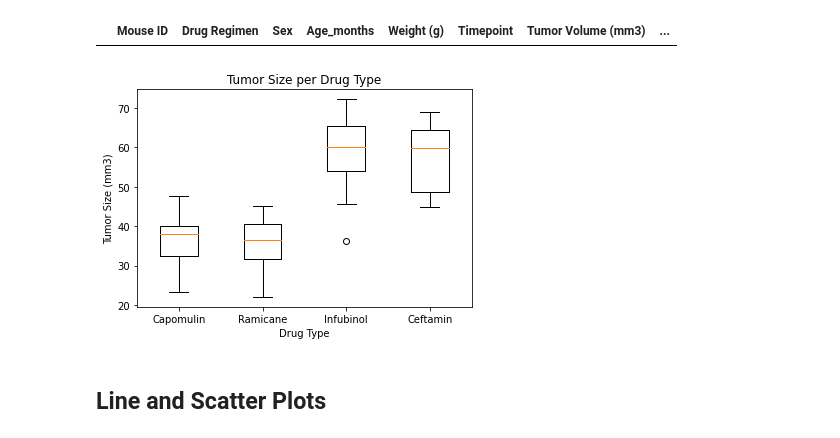
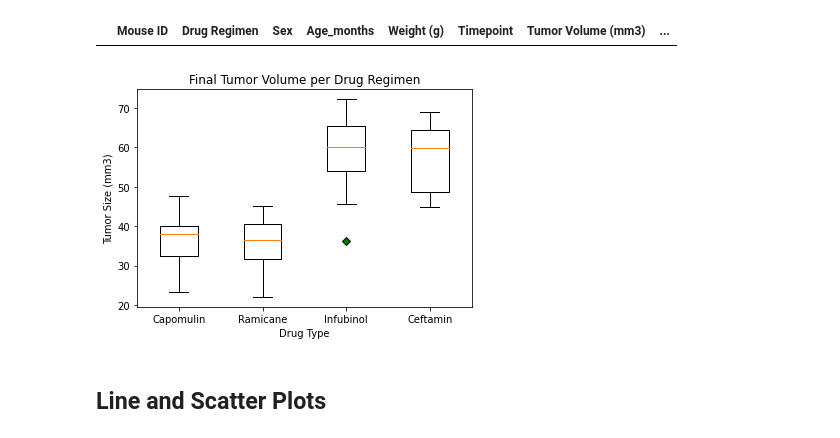
Before and after one commit to hsharma263/matplotlib-challenge, a Jupyter notebook: pymaceuticals_starter.ipynb, the cells around one changed output. Saved outputs shown, nothing was run; the diff lists cells and outputs as text; code cells hidden in the pictures.

Commit message:
Finalized code. Cleaned and commented. Includes observations.

```diff
--- a/pymaceuticals_starter.ipynb
+++ b/pymaceuticals_starter.ipynb
@@ -418,18 +344,19 @@ Values above 87.66645829999999 could be outliers.
 # %%
+# Box plot of final tumor volume per drug regimen
 drug_plots = [capo_final_vol["Tumor Volume (mm3)"], rami_final_vol["Tumor Volume (mm3)"], infu_final_vol["Tumor Volume (mm3)"], ceft_final_vol["Tumor Volume (mm3)"]]
-fig7, ax7 = plt.subplots()
-ax7.set_title("Tumor Size per Drug Type")
-plt.boxplot(drug_plots)
+fig1, ax1 = plt.subplots()
+green_diamond = dict(markerfacecolor='g', marker='D')
+ax1.set_title("Final Tumor Volume per Drug Regimen")
+plt.boxplot(drug_plots, flierprops=green_diamond)
+
 drug_names = ["Capomulin", "Ramicane", "Infubinol", "Ceftamin"]
-plt.xticks([1, 2, 3, 4], ["Capomulin", "Ramicane", "Infubinol", "Ceftamin"])
+plt.xticks([1, 2, 3, 4], drug_names)
 plt.xlabel("Drug Type")
 plt.ylabel("Tumor Size (mm3)")
 
 plt.show()
-
-##Need to change outlier point color
 # %% [output]
-[figure, old version]
+[figure, new version]
 # %% [markdown]
 ## Line and Scatter Plots
 # %%
```
Also changed, not shown: parts of 34 cells of this notebook.
